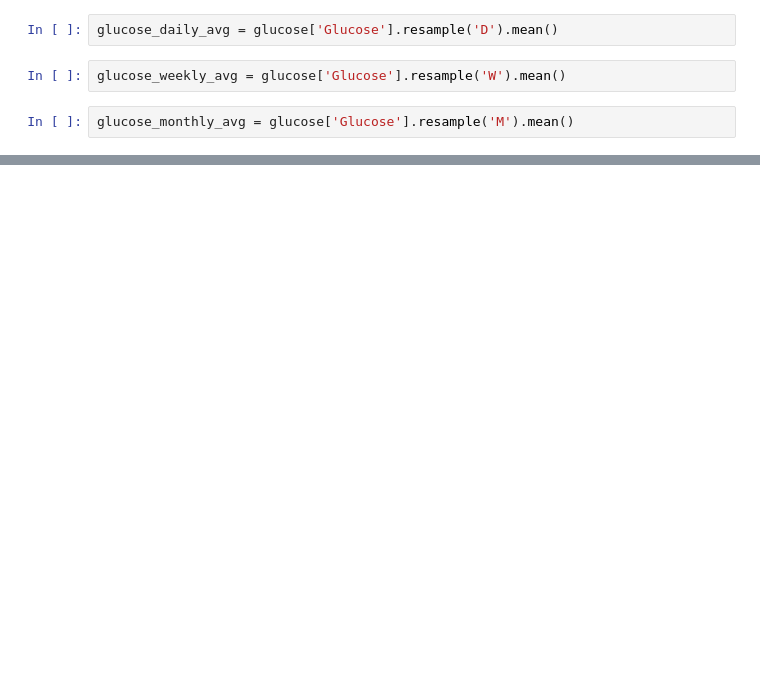
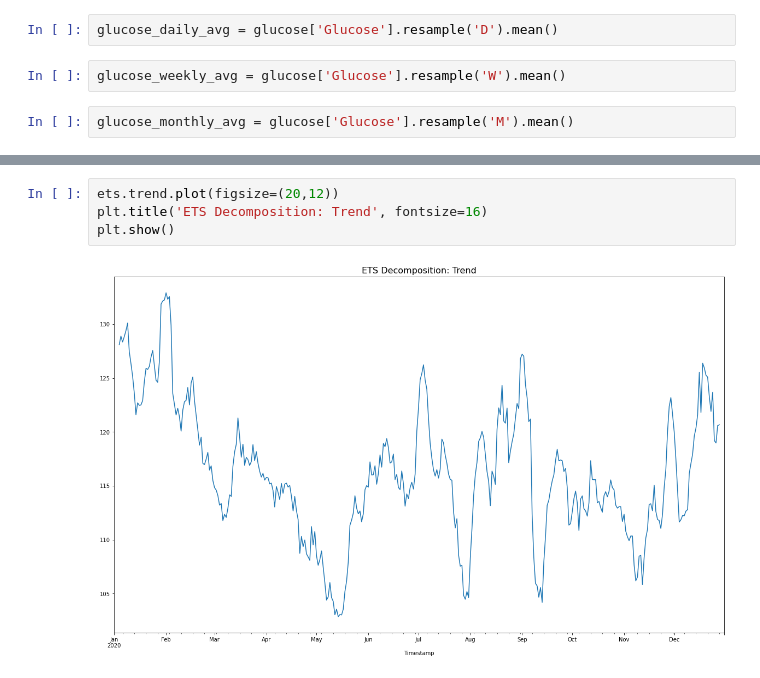
Before and after one commit to jonathanhild/health-analysis, a Jupyter notebook: health-analysis_2020.ipynb, the cells around one changed output, grey strips where cells are left out. Saved outputs shown, nothing was run; the diff lists cells and outputs as text; blank space fills up the shorter version.

```diff
--- a/health-analysis_2020.ipynb
+++ b/health-analysis_2020.ipynb
@@ -59,0 +81,6 @@ plt.show()
+# %%
+ets.trend.plot(figsize=(20,12))
+plt.title('ETS Decomposition: Trend', fontsize=16)
+plt.show()
+# %% [output]
+[figure, added]
```
Also changed, not shown: parts of 7 cells of this notebook.
